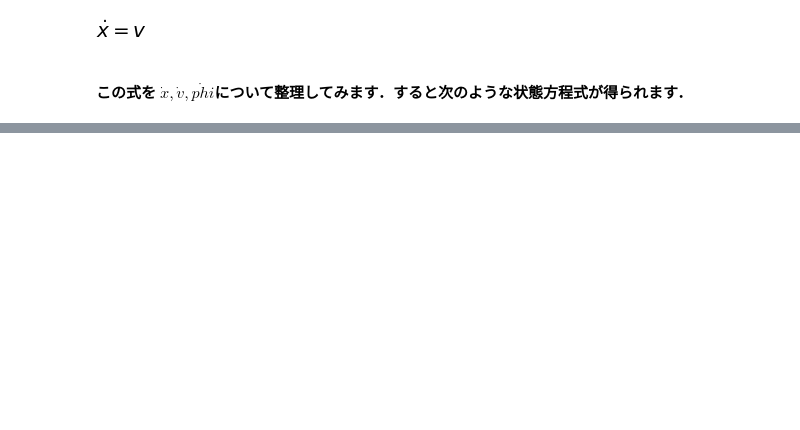
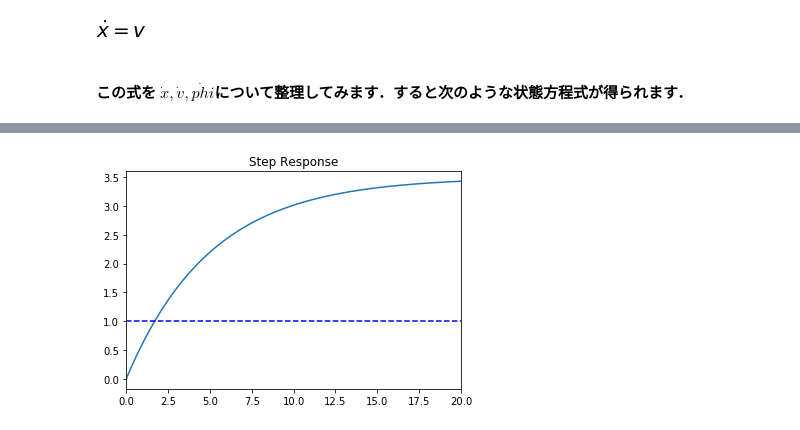
Before and after one commit to shino-kei/control_notebook, a Jupyter notebook: motor-mechanics.ipynb, the cells around one changed output, grey strips where cells are left out. Saved outputs shown, nothing was run; the diff lists cells and outputs as text; code cells hidden in the pictures; blank space fills up the shorter version.

```diff
--- a/motor-mechanics.ipynb
+++ b/motor-mechanics.ipynb
@@ -117,0 +100,44 @@ display(Eq(Ldy,sols[Ldy]))
+# %%
+from control import *
+import numpy as np
+from matplotlib import pylab as plt
+%matplotlib inline
+
+
+# パラメータの設定
+# 回路定数 (MK06-4.5の場合)
+R = 5.0; # ohm
+KE = 7.1504e-04; # 逆起電力定数[V/(rad/s)]
+KT = 6.5e-04; # トルク定数[Nm/I]
+Vbat = 4.0; # モータドライバの電源電圧[V]
+
+
+# 機体パラメータ
+Ng = 3.0;          # ギアの減速比(モーター：ホイール=1:n)
+r = 7.5e-03;    # タイヤ半径[m]
+m = 75e-03;     # 機体重量[kg]
+w = 30e-03;     # 機体の中心から右端までの距離(横幅/2) [m]
+h = 45e-03;     # 機体の中心から先端までの距離(縦幅/2) [m]
+# J = 1/3*(w**2+h**2)*m; # 機体の慣性モーメント(形状を長方形に近似)
+
+a = -(KT*KE*Ng**2)/(R*m*r**2)
+b = (KT*Ng)/(m*r*R)
+c = 1/(Ng*r)
+A = np.array([ [0,1,0], [0,a,0], [0,c,0]])
+B = np.array([[0], [b], [0]])
+C = np.array([[0,1,0]])
+
+# 状態空間形式(dX/dt = Ax + Bu, y = Cx)でシステムを表現
+# sys = StateSpace(A, B, C, 0)
+sys = StateSpace(A, B, C, 0)
+
+t = np.linspace(0, 20, 1000)
+yout, T = matlab.step(sys, t)
+
+
+plt.plot(T, yout)
+plt.axhline(1, color="b", linestyle="--");
+plt.xlim(0, 20);
+plt.title('Step Response'); # 日本語使えないつらい
+# %% [output]
+[figure, added]
```
Also changed, not shown: parts of 8 cells of this notebook.
